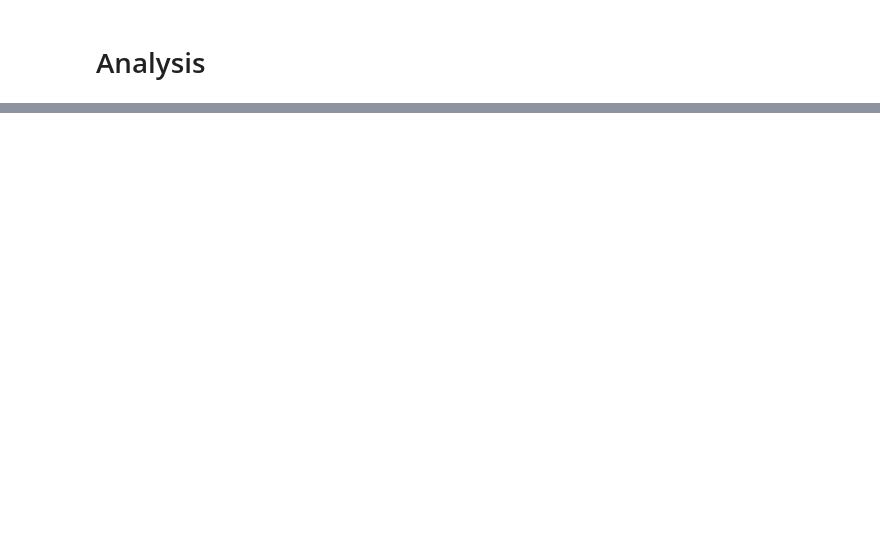
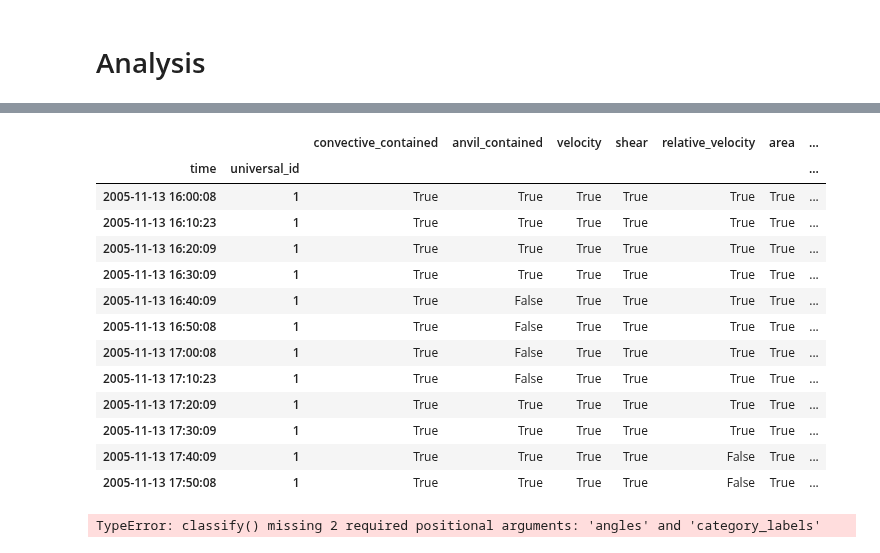
Before and after one commit to THUNER-project/THUNER, a Jupyter notebook: demo/cpol.ipynb, the cells around one changed output, grey strips where cells are left out. Drawn from its saved outputs; the diff is of its cells as text; code cells hidden in the pictures; blank space fills up the shorter version.

Commit message:
implement mcs quality control checks and classification

```diff
--- a/demo/cpol.ipynb
+++ b/demo/cpol.ipynb
@@ -176,0 +185,3 @@ ValueError: cannot join with no overlapping index names
+# %%
+analyze.mcs.quality_control(output_directory, analysis_options)
+# %% [output]
@@ -176,0 +190,18 @@ ValueError: cannot join with no overlapping index names
+|  |  | convective_contained | anvil_contained | velocity | shear | relative_velocity | area | ... |
+| time | universal_id |  |  |  |  |  |  | ... |
+| 2005-11-13 16:00:08 | 1 | True | True | True | True | True | True | ... |
+| 2005-11-13 16:10:23 | 1 | True | True | True | True | True | True | ... |
+| 2005-11-13 16:20:09 | 1 | True | True | True | True | True | True | ... |
+| 2005-11-13 16:30:09 | 1 | True | True | True | True | True | True | ... |
+| 2005-11-13 16:40:09 | 1 | True | False | True | True | True | True | ... |
+| 2005-11-13 16:50:08 | 1 | True | False | True | True | True | True | ... |
+| 2005-11-13 17:00:08 | 1 | True | False | True | True | True | True | ... |
+| 2005-11-13 17:10:23 | 1 | True | False | True | True | True | True | ... |
+| 2005-11-13 17:20:09 | 1 | True | True | True | True | True | True | ... |
+| 2005-11-13 17:30:09 | 1 | True | True | True | True | True | True | ... |
+| 2005-11-13 17:40:09 | 1 | True | True | True | True | False | True | ... |
+| 2005-11-13 17:50:08 | 1 | True | True | True | True | False | True | ... |
+# %%
+analyze.mcs.classify(output_directory)
+# %% [output]
+TypeError: classify() missing 2 required positional arguments: 'angles' and 'category_labels'
```
Also changed, not shown: parts of 8 cells of this notebook, 11 other files.
